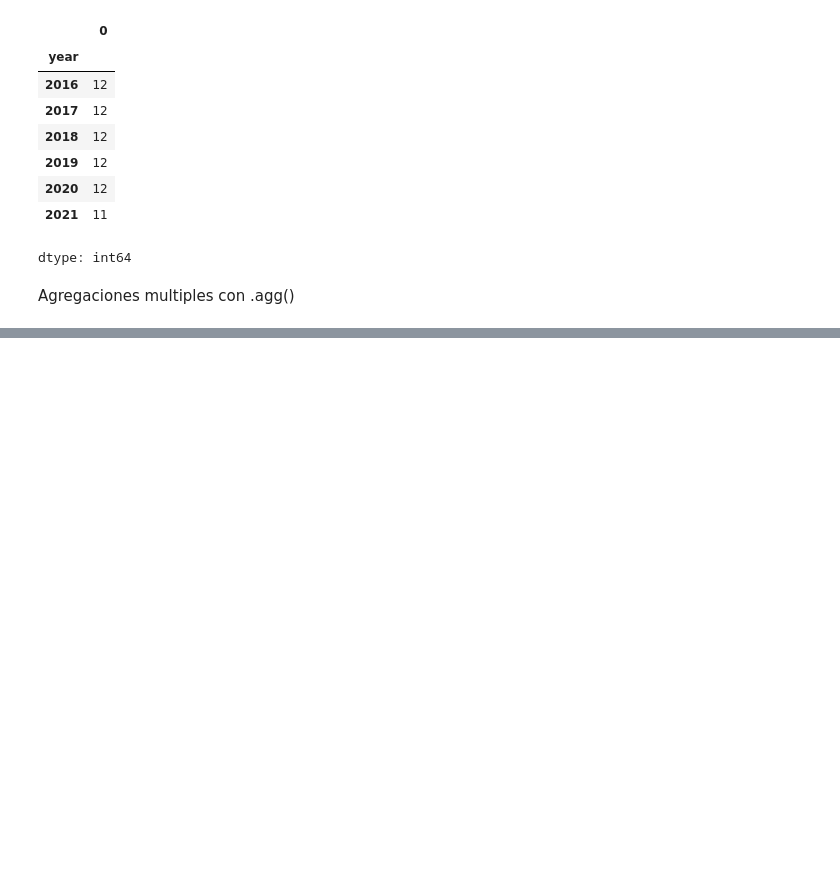
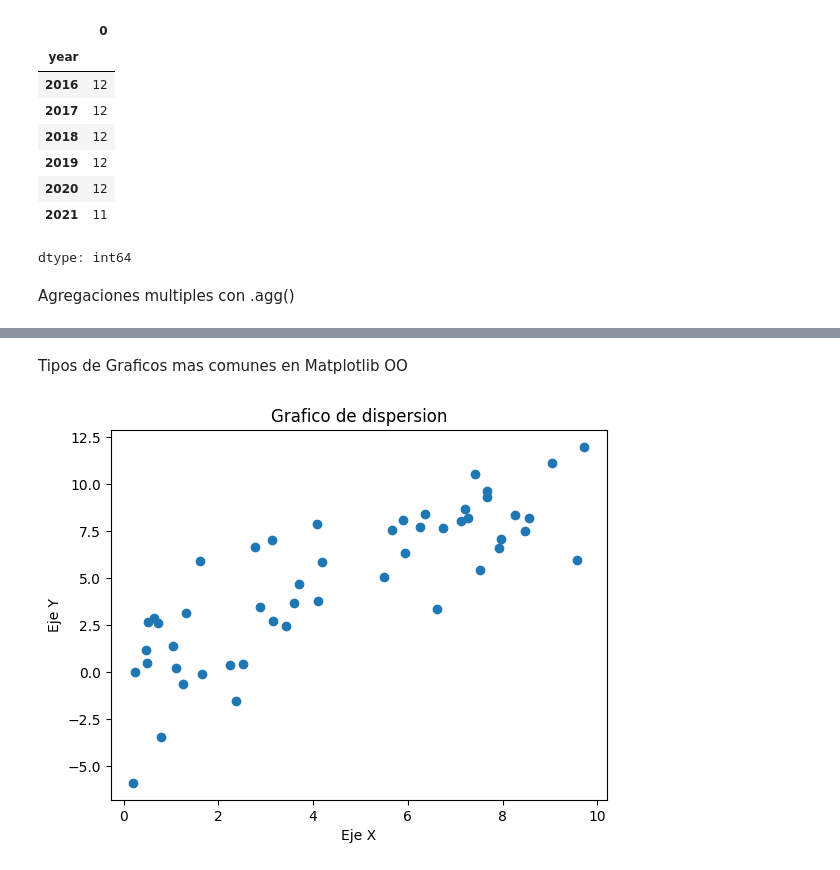
Before and after one commit to brunobobadilla06/Practica---Ciencia-de-Datos-I, a Jupyter notebook: Practica_2.ipynb, the cells around one changed output, grey strips where cells are left out. Drawn from its saved outputs; the diff is of its cells as text; code cells hidden in the pictures; blank space fills up the shorter version.

```diff
--- a/Practica_2.ipynb
+++ b/Practica_2.ipynb
@@ -160,0 +329,23 @@ Agregaciones multiples con .agg()
+# %% [markdown]
+Tipos de Graficos mas comunes en Matplotlib OO
+# %%
+# Grafico de dispersion: Relaciona variables numericas
+# scatter Plot
+x_scatter = np.random.rand(50) * 10 # 50 numeros aleatorios entre 0 y 10
+y_scatter = x_scatter + np.random.randn(50) * 2 # y = x + ruido gaussiano
+
+# Crear figura y ejes
+fig, ax = plt.subplots()
+
+# Crear grafico de dispersion
+ax.scatter(x_scatter, y_scatter)
+
+#Etiquetamos y titulamos
+ax.set_xlabel('Eje X')
+ax.set_ylabel('Eje Y')
+ax.set_title('Grafico de dispersion')
+
+# Mostramos el grafico
+plt.show()
+# %% [output]
+[figure, added]
```
Also changed, not shown: parts of 25 cells of this notebook.
